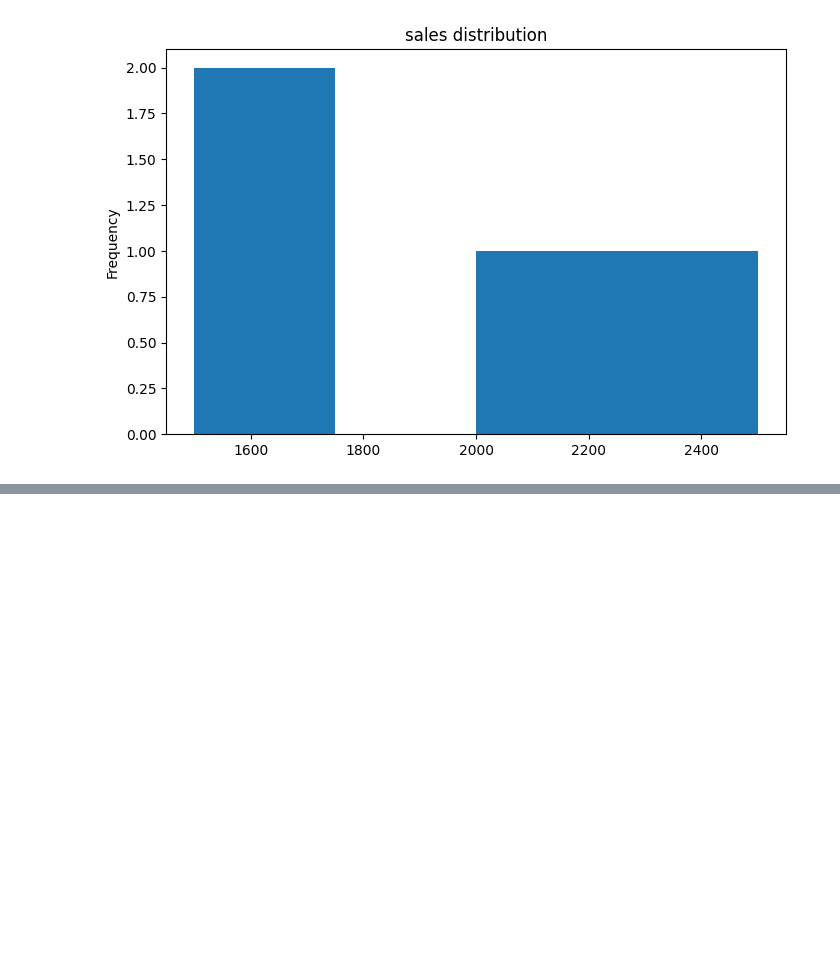
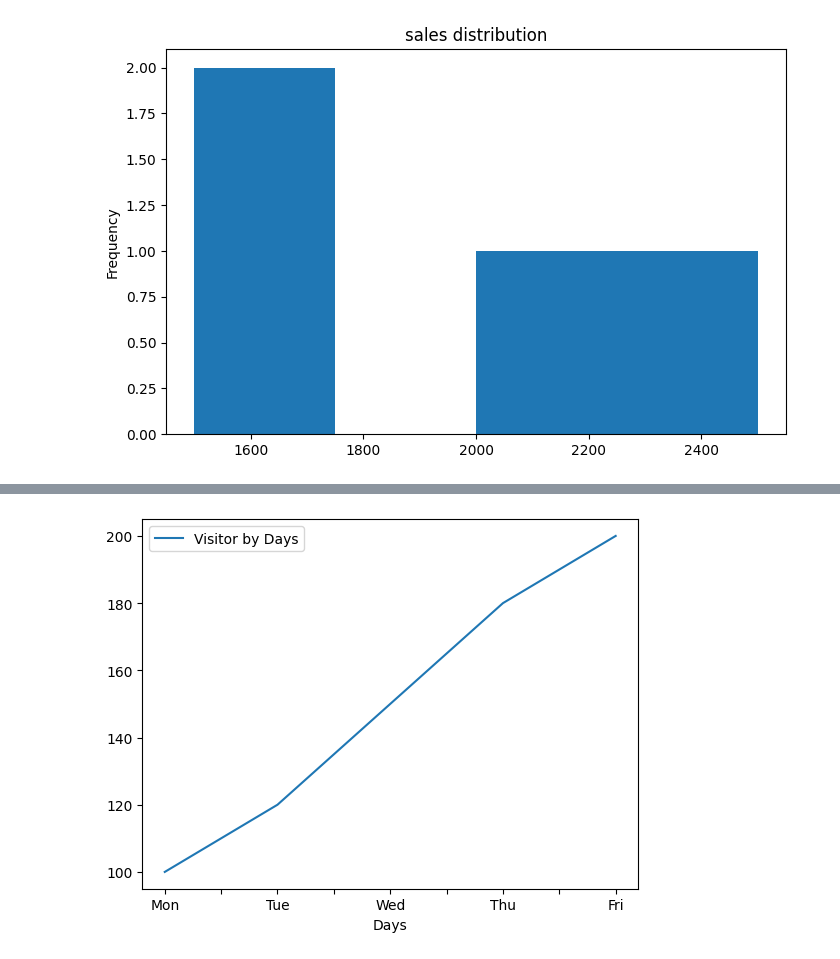
Before and after one commit to helloharendra/Python-DS-AI-11-AM-12-30PM, a Jupyter notebook: roshan/analytics/day32.ipynb, the cells around one changed output, grey strips where cells are left out. Cells and saved outputs as stored; diff of their text form; code cells hidden in the pictures; blank space fills up the shorter version.

```diff
--- a/roshan/analytics/day32.ipynb
+++ b/roshan/analytics/day32.ipynb
@@ -85,0 +100,9 @@ df['sales'].plot(
+# %%
+line = exercise.plot(
+    kind='line',
+    x='Days',
+    y='Visitors',
+    label='Visitor by Days'
+)
+# %% [output]
+[figure, added]
```
Also changed, not shown: parts of 3 cells of this notebook, 2 other files.
